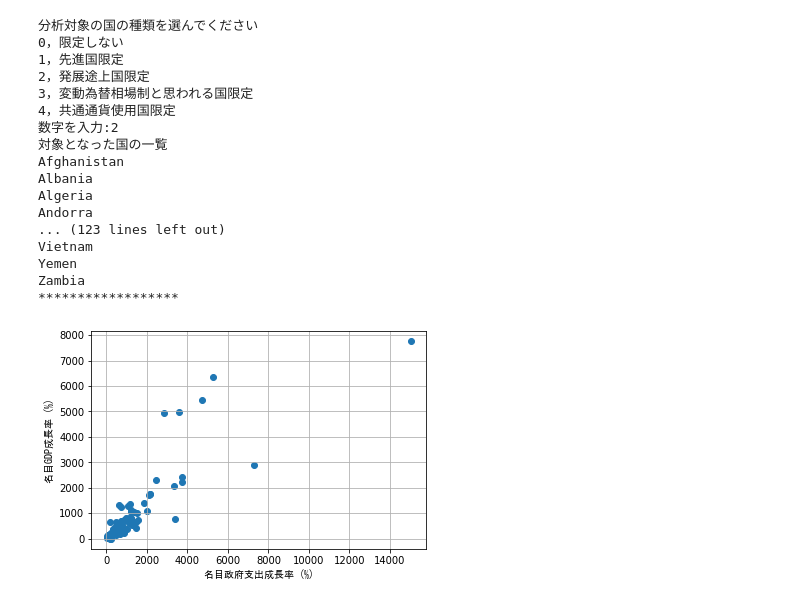
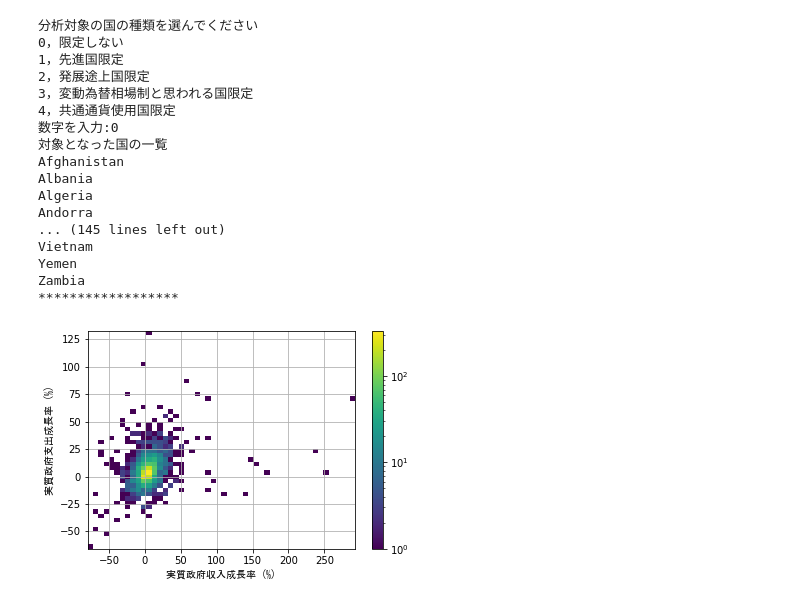
Before and after one commit to rokaboNatttsu/Correlation_of_Economic_Indicators, a Jupyter notebook: 分析用のノートブック.ipynb, the cells around one changed output. Cells and saved outputs as stored; diff of their text form; code cells hidden in the pictures.

```diff
--- a/分析用のノートブック.ipynb
+++ b/分析用のノートブック.ipynb
@@ -292,21 +292,21 @@ x軸の変数を選んでください
-# %%
-plotter.range_scatter()
-# %% [output]
-分析対象の国の種類を選んでください
-0，限定しない
-1，先進国限定
-2，発展途上国限定
-3，変動為替相場制と思われる国限定
-4，共通通貨使用国限定
-数字を入力:2
-対象となった国の一覧
-Afghanistan
-Albania
-Algeria
-Andorra
-... (123 lines left out)
-Vietnam
-Yemen
-Zambia
-******************
-[figure, removed]
+# %%
+plotter.range_hist2d(xybins=[50,50])
+# %% [output]
+分析対象の国の種類を選んでください
+0，限定しない
+1，先進国限定
+2，発展途上国限定
+3，変動為替相場制と思われる国限定
+4，共通通貨使用国限定
+数字を入力:0
+対象となった国の一覧
+Afghanistan
+Albania
+Algeria
+Andorra
+... (145 lines left out)
+Vietnam
+Yemen
+Zambia
+******************
+[figure, added]
```
Also changed, not shown: parts of 7 cells of this notebook.
